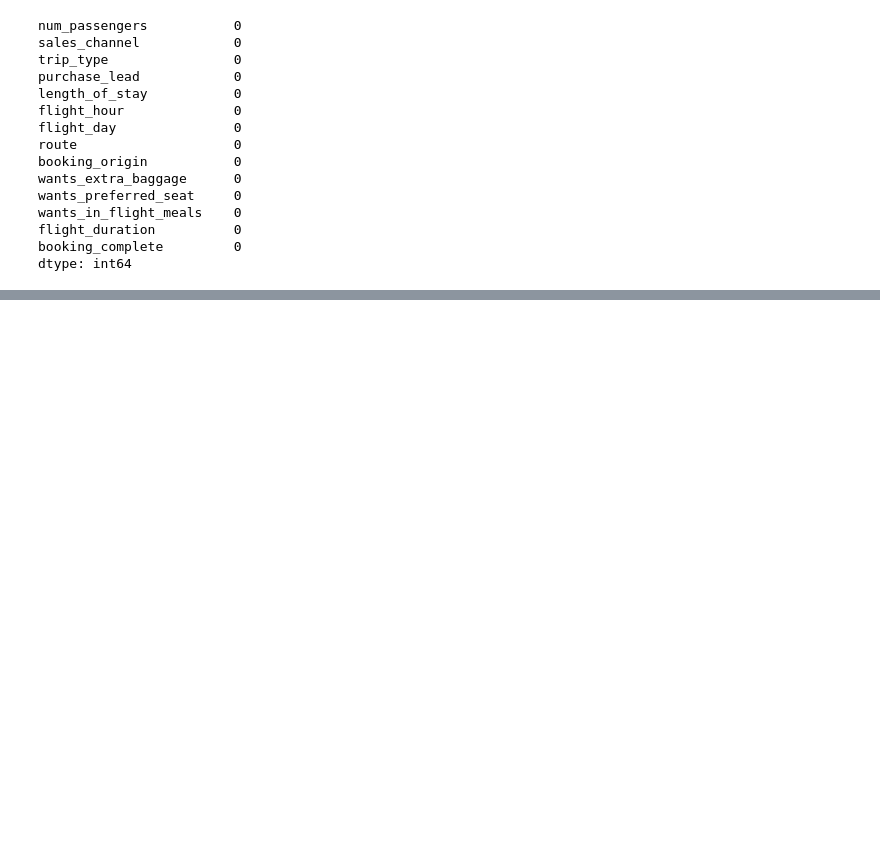
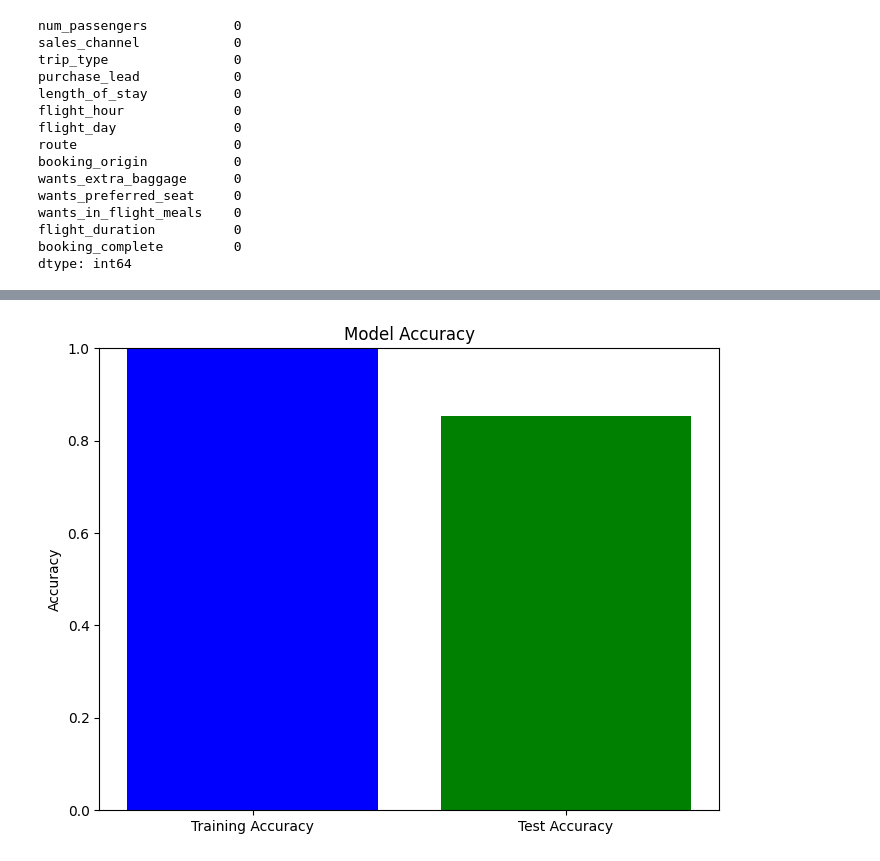
Before and after one commit to bainskarman/coursera, a Jupyter notebook: British_Airways/Getting Started.ipynb, the cells around one changed output, grey strips where cells are left out. Drawn from its saved outputs; the diff is of its cells as text; code cells hidden in the pictures; blank space fills up the shorter version.

```diff
--- a/British_Airways/Getting Started.ipynb
+++ b/British_Airways/Getting Started.ipynb
@@ -148,0 +177,13 @@ plt.show()
+# %%
+training_accuracy = 0.99985
+test_accuracy = 0.8536
+
+# Plot the scores
+plt.figure(figsize=(8, 6))
+plt.bar(['Training Accuracy', 'Test Accuracy'], [training_accuracy, test_accuracy], color=['blue', 'green'])
+plt.ylim(0, 1)  # Set the y-axis limit to match accuracy range
+plt.title('Model Accuracy')
+plt.ylabel('Accuracy')
+plt.show()
+# %% [output]
+[figure, added]
```
Also changed, not shown: parts of 5 cells of this notebook.
